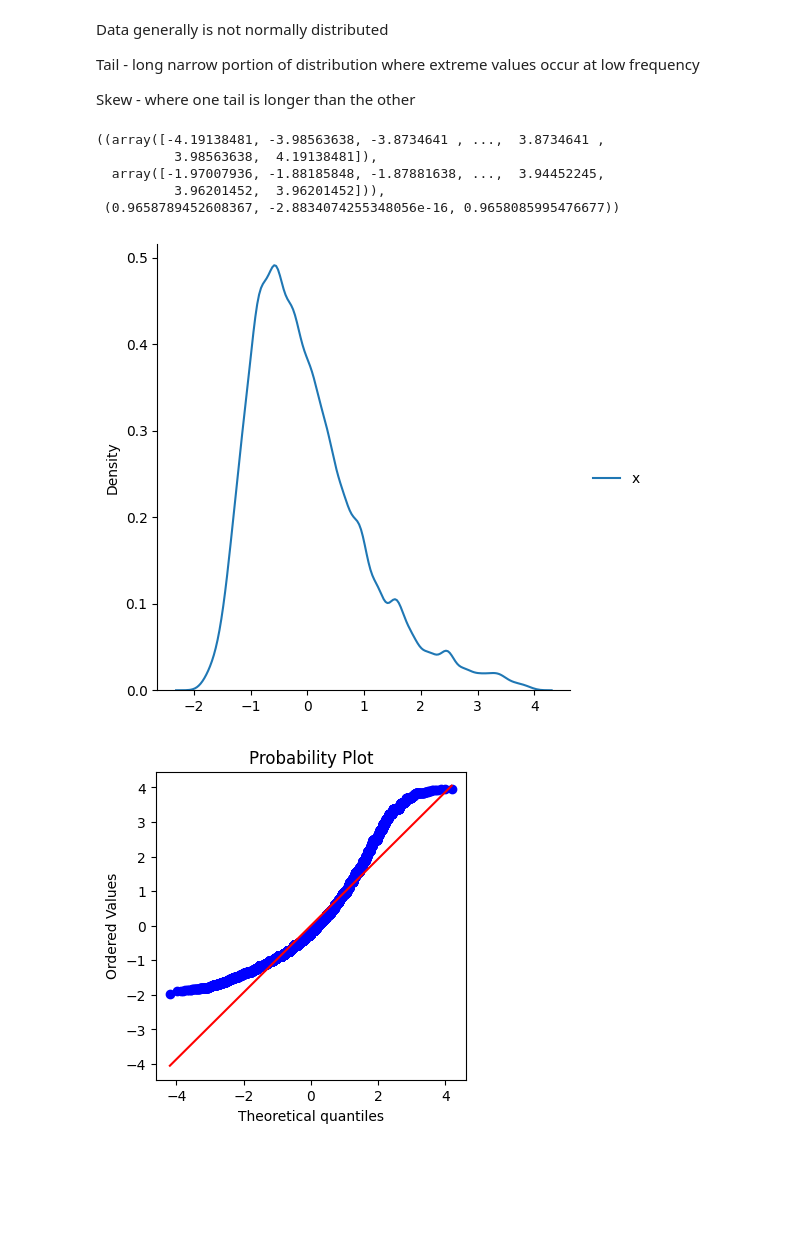
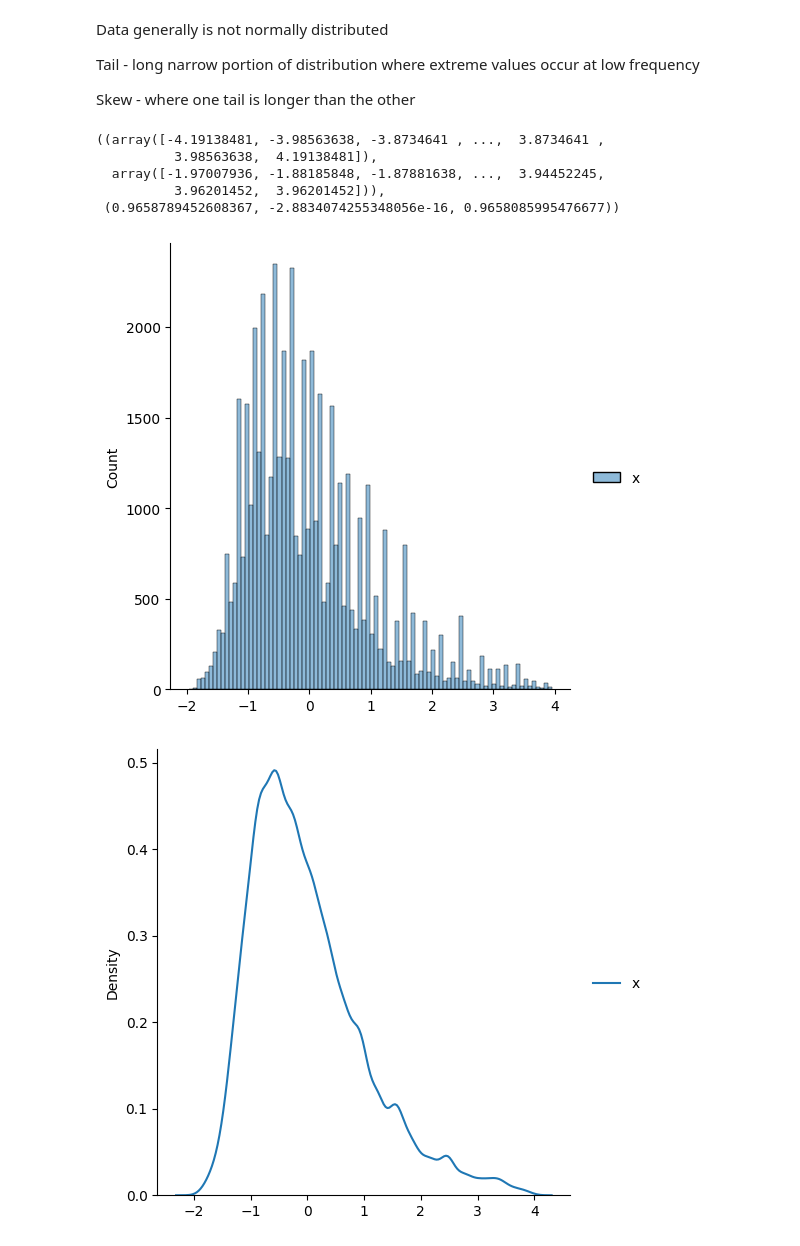
Before and after one commit to Anish-7/practical_statistics_notes, a Jupyter notebook: notes/chap2.ipynb, the cells around one changed output. Saved outputs shown, nothing was run; the diff lists cells and outputs as text; code cells hidden in the pictures; blank space fills up the shorter version.

```diff
--- a/notes/chap2.ipynb
+++ b/notes/chap2.ipynb
@@ -202,22 +206,24 @@ Skew - where one tail is longer than the other
 # %%
 #standardisation of scale to standard normal distribution
 mean=loans_income.mean()
 std=loans_income.std()
 z_score= (loans_income - mean)/std
 
 #standardised normal distribution plot by default kind -"hist"
+sns.displot(z_score,kind="hist")
 sns.displot(z_score,kind="kde")
+
 
 from scipy import stats
 import matplotlib.pyplot as plt
 
 fig, ax = plt.subplots(figsize=(4, 4))
 stats.probplot(z_score.x,plot=ax,dist="norm")
 # %% [output]
 ((array([-4.19138481, -3.98563638, -3.8734641 , ...,  3.8734641 ,
           3.98563638,  4.19138481]),
   array([-1.97007936, -1.88185848, -1.87881638, ...,  3.94452245,
           3.96201452,  3.96201452])),
  (0.9658789452608367, -2.8834074255348056e-16, 0.9658085995476677))
-[figure, old version]
+[figure, new version]
-[figure, old version]
+[figure, new version]
```
Also changed, not shown: parts of 8 cells of this notebook.
